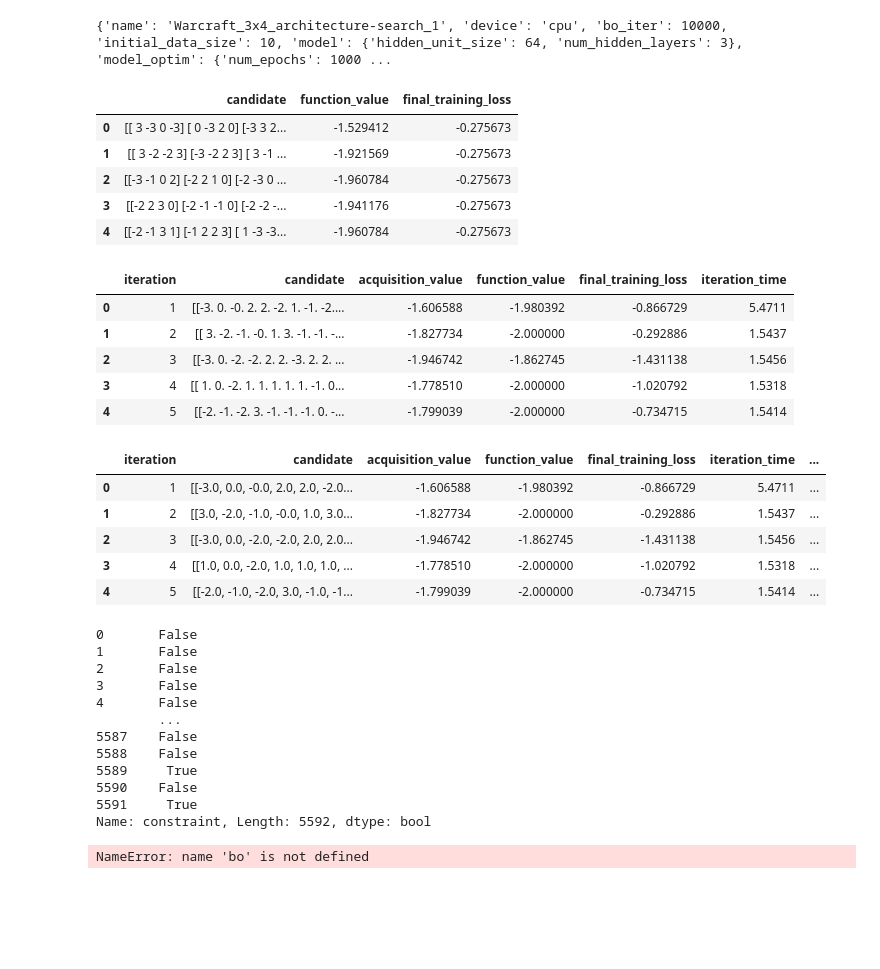
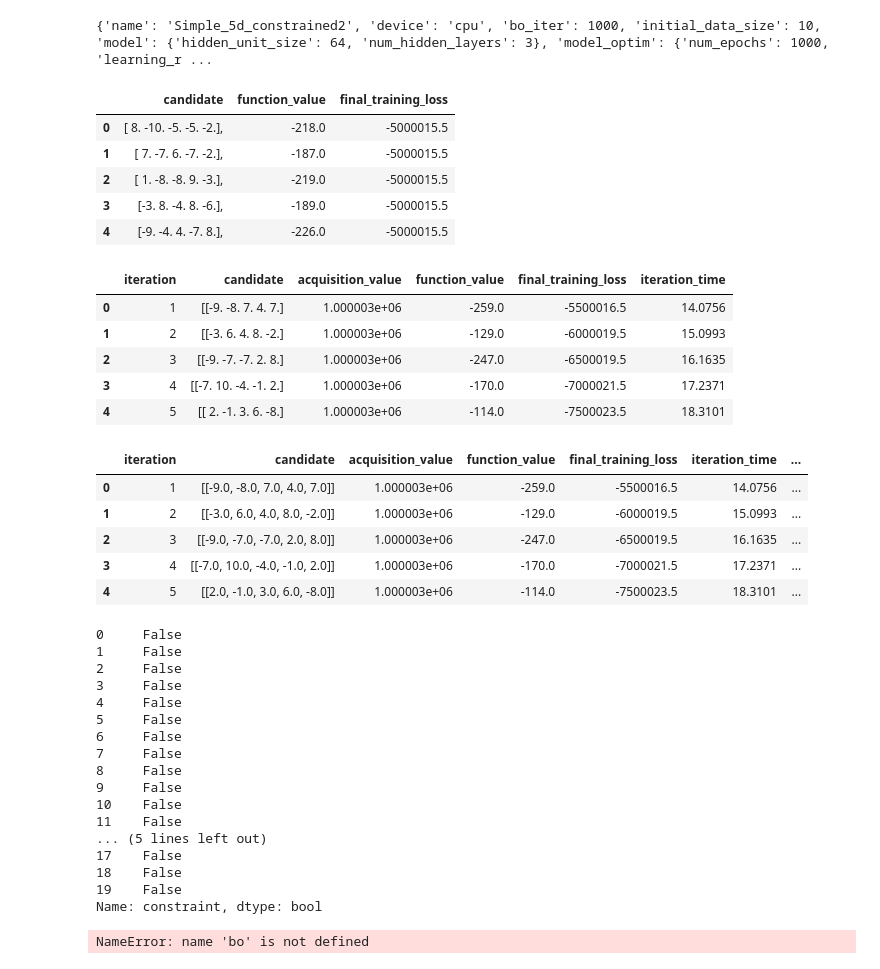
Before and after one commit to k-onoue/constrained_BO, a Jupyter notebook: notebooks/2024-08-25_vis.ipynb, the cells around one changed output. Cells and saved outputs as stored; diff of their text form; code cells hidden in the pictures; blank space fills up the shorter version.

```diff
--- a/notebooks/2024-08-25_vis.ipynb
+++ b/notebooks/2024-08-25_vis.ipynb
@@ -40,28 +40,29 @@ res_files
 # %%
-parser = OptimLogParser(os.path.join(LOG_DIR, res_files[0]))
+filename = '2024-08-25_15-10-19_Simple_5d_constrained2.log'
+parser = OptimLogParser(os.path.join(LOG_DIR, filename))
 parser.parse_log_file()
 
 settings = parser.settings
 initial_data = parser.initial_data
 bo_data = parser.bo_data
 
 print(settings)
 display(initial_data.head())
 display(bo_data.head())
 # %% [output]
-{'name': 'Warcraft_3x4_architecture-search_1', 'device': 'cpu', 'bo_iter': 10000, 'initial_data_size': 10, 'model': {'hidden_unit_size': 64, 'num_hidden_layers': 3}, 'model_optim': {'num_epochs': 1000 ...
+{'name': 'Simple_5d_constrained2', 'device': 'cpu', 'bo_iter': 1000, 'initial_data_size': 10, 'model': {'hidden_unit_size': 64, 'num_hidden_layers': 3}, 'model_optim': {'num_epochs': 1000, 'learning_r ...
 |  | candidate | function_value | final_training_loss |
-| 0 | [[ 3 -3 0 -3] [ 0 -3 2 0] [-3 3 2... | -1.529412 | -0.275673 |
-| 1 | [[ 3 -2 -2 3] [-3 -2 2 3] [ 3 -1 ... | -1.921569 | -0.275673 |
-| 2 | [[-3 -1 0 2] [-2 2 1 0] [-2 -3 0 ... | -1.960784 | -0.275673 |
-| 3 | [[-2 2 3 0] [-2 -1 -1 0] [-2 -2 -... | -1.941176 | -0.275673 |
-| 4 | [[-2 -1 3 1] [-1 2 2 3] [ 1 -3 -3... | -1.960784 | -0.275673 |
+| 0 | [ 8. -10. -5. -5. -2.], | -218.0 | -5000015.5 |
+| 1 | [ 7. -7. 6. -7. -2.], | -187.0 | -5000015.5 |
+| 2 | [ 1. -8. -8. 9. -3.], | -219.0 | -5000015.5 |
+| 3 | [-3. 8. -4. 8. -6.], | -189.0 | -5000015.5 |
+| 4 | [-9. -4. 4. -7. 8.], | -226.0 | -5000015.5 |
 |  | iteration | candidate | acquisition_value | function_value | final_training_loss | iteration_time |
-| 0 | 1 | [[-3. 0. -0. 2. 2. -2. 1. -1. -2.... | -1.606588 | -1.980392 | -0.866729 | 5.4711 |
-| 1 | 2 | [[ 3. -2. -1. -0. 1. 3. -1. -1. -... | -1.827734 | -2.000000 | -0.292886 | 1.5437 |
-| 2 | 3 | [[-3. 0. -2. -2. 2. 2. -3. 2. 2. ... | -1.946742 | -1.862745 | -1.431138 | 1.5456 |
-| 3 | 4 | [[ 1. 0. -2. 1. 1. 1. 1. 1. -1. 0... | -1.778510 | -2.000000 | -1.020792 | 1.5318 |
-| 4 | 5 | [[-2. -1. -2. 3. -1. -1. -1. 0. -... | -1.799039 | -2.000000 | -0.734715 | 1.5414 |
+| 0 | 1 | [[-9. -8. 7. 4. 7.] | 1.000003e+06 | -259.0 | -5500016.5 | 14.0756 |
+| 1 | 2 | [[-3. 6. 4. 8. -2.] | 1.000003e+06 | -129.0 | -6000019.5 | 15.0993 |
+| 2 | 3 | [[-9. -7. -7. 2. 8.] | 1.000003e+06 | -247.0 | -6500019.5 | 16.1635 |
+| 3 | 4 | [[-7. 10. -4. -1. 2.] | 1.000003e+06 | -170.0 | -7000021.5 | 17.2371 |
+| 4 | 5 | [[ 2. -1. 3. 6. -8.] | 1.000003e+06 | -114.0 | -7500023.5 | 18.3101 |
 # %%
 def restore_array(str_array):
     str_array = str_array.strip("'").strip('[]')
@@ -83,26 +84,31 @@ bo_data["constraint"] = bo_data["candidate"].apply(g)
 display(bo_data.head())
 # %% [output]
 |  | iteration | candidate | acquisition_value | function_value | final_training_loss | iteration_time | ... |
-| 0 | 1 | [[-3.0, 0.0, -0.0, 2.0, 2.0, -2.0... | -1.606588 | -1.980392 | -0.866729 | 5.4711 | ... |
-| 1 | 2 | [[3.0, -2.0, -1.0, -0.0, 1.0, 3.0... | -1.827734 | -2.000000 | -0.292886 | 1.5437 | ... |
-| 2 | 3 | [[-3.0, 0.0, -2.0, -2.0, 2.0, 2.0... | -1.946742 | -1.862745 | -1.431138 | 1.5456 | ... |
-| 3 | 4 | [[1.0, 0.0, -2.0, 1.0, 1.0, 1.0, ... | -1.778510 | -2.000000 | -1.020792 | 1.5318 | ... |
-| 4 | 5 | [[-2.0, -1.0, -2.0, 3.0, -1.0, -1... | -1.799039 | -2.000000 | -0.734715 | 1.5414 | ... |
+| 0 | 1 | [[-9.0, -8.0, 7.0, 4.0, 7.0]] | 1.000003e+06 | -259.0 | -5500016.5 | 14.0756 | ... |
+| 1 | 2 | [[-3.0, 6.0, 4.0, 8.0, -2.0]] | 1.000003e+06 | -129.0 | -6000019.5 | 15.0993 | ... |
+| 2 | 3 | [[-9.0, -7.0, -7.0, 2.0, 8.0]] | 1.000003e+06 | -247.0 | -6500019.5 | 16.1635 | ... |
+| 3 | 4 | [[-7.0, 10.0, -4.0, -1.0, 2.0]] | 1.000003e+06 | -170.0 | -7000021.5 | 17.2371 | ... |
+| 4 | 5 | [[2.0, -1.0, 3.0, 6.0, -8.0]] | 1.000003e+06 | -114.0 | -7500023.5 | 18.3101 | ... |
 # %%
 bo_data["constraint"]
 # %% [output]
-0       False
-1       False
-2       False
-3       False
-4       False
-        ...
-5587    False
-5588    False
-5589     True
-5590    False
-5591     True
-Name: constraint, Length: 5592, dtype: bool
+0     False
+1     False
+2     False
+3     False
+4     False
+5     False
+6     False
+7     False
+8     False
+9     False
+10    False
+11    False
+... (5 lines left out)
+17    False
+18    False
+19    False
+Name: constraint, dtype: bool
 # %%
 import plotly.express as px
 
```
Also changed, not shown: parts of 1 cell of this notebook, 1 other file.
